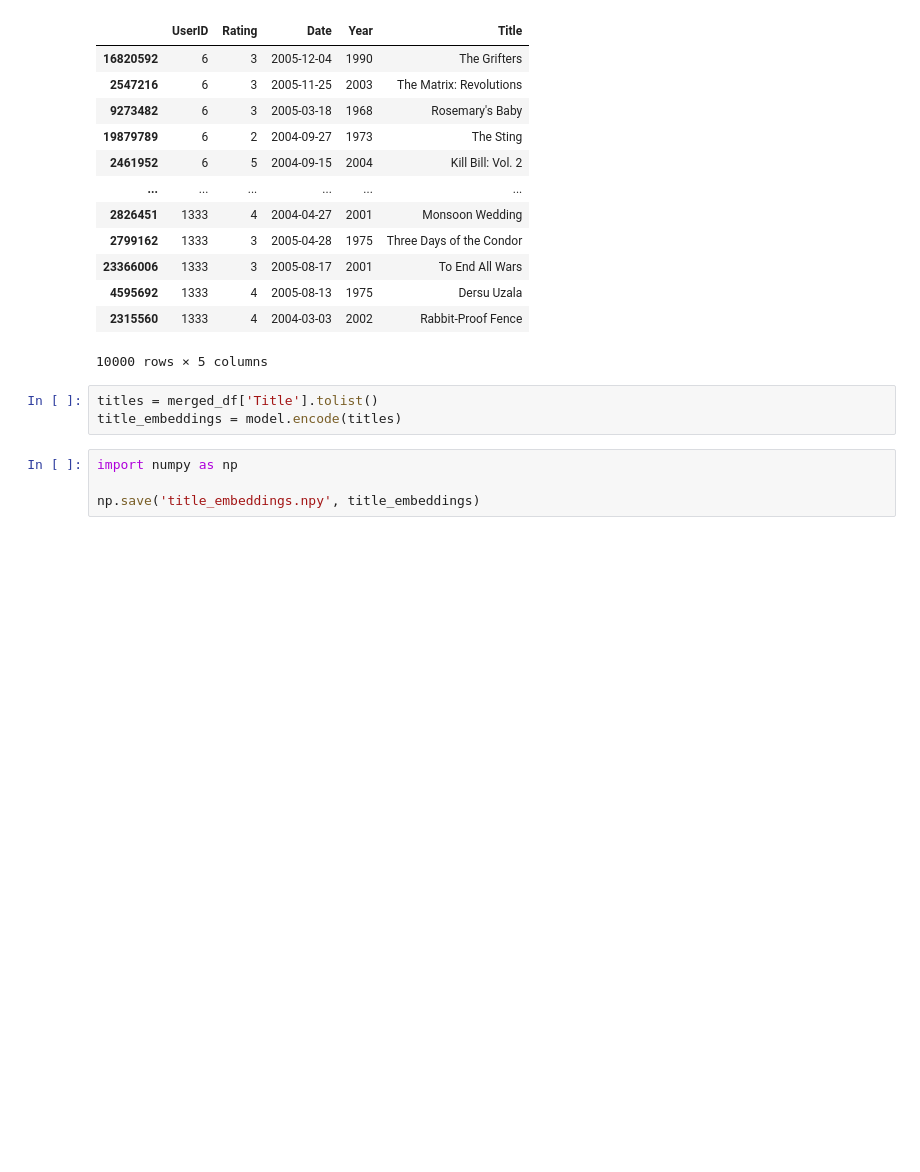
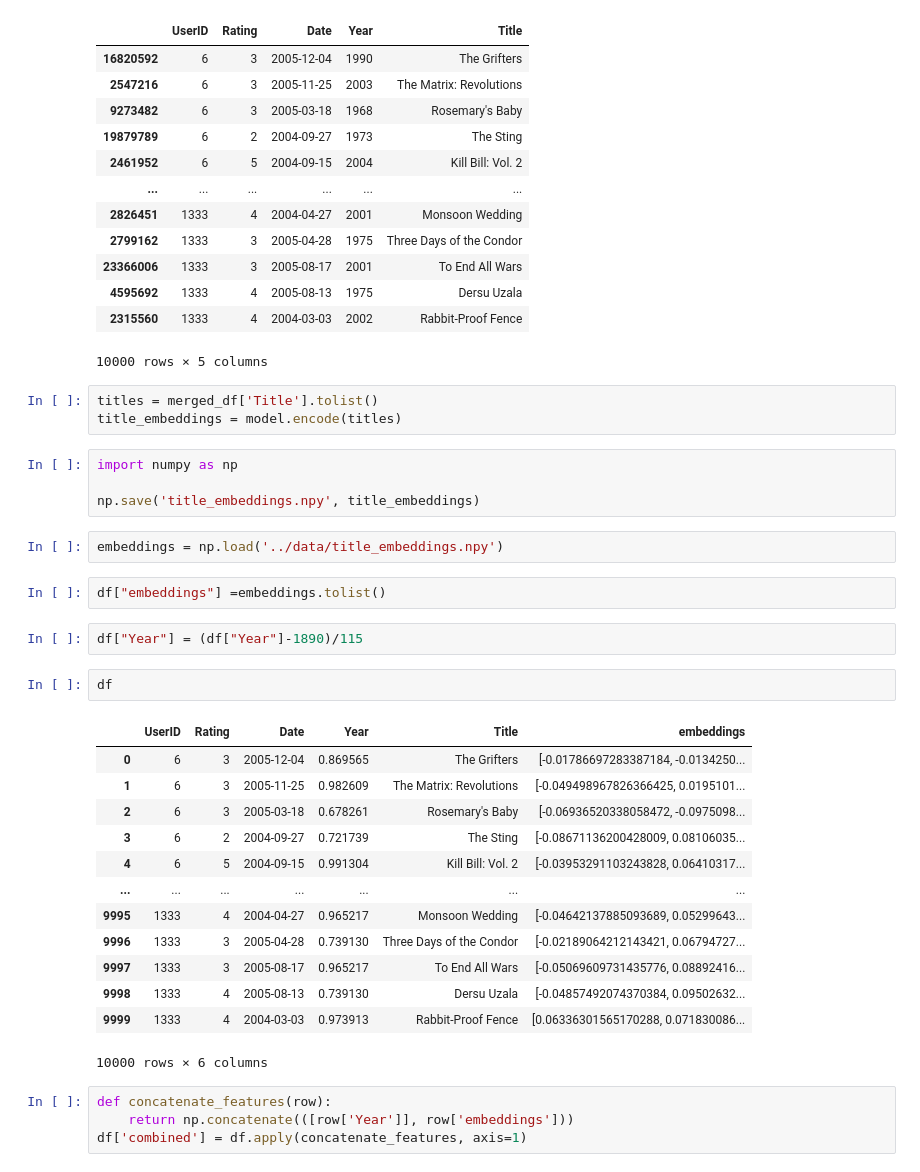
Before and after one commit to fegounna/Meta-learning-with-contextual-linear-bandits, a Jupyter notebook: notebooks/notebook.ipynb, the cells around one changed output. Saved outputs shown, nothing was run; the diff lists cells and outputs as text; blank space fills up the shorter version.

```diff
--- a/notebooks/notebook.ipynb
+++ b/notebooks/notebook.ipynb
@@ -142,3 +142,29 @@ title_embeddings = model.encode(titles)
 import numpy as np
 
 np.save('title_embeddings.npy', title_embeddings)
+# %%
+embeddings = np.load('../data/title_embeddings.npy')
+# %%
+df["embeddings"] =embeddings.tolist()
+# %%
+df["Year"] = (df["Year"]-1890)/115
+# %%
+df
+# %% [output]
+|  | UserID | Rating | Date | Year | Title | embeddings |
+| 0 | 6 | 3 | 2005-12-04 | 0.869565 | The Grifters | [-0.01786697283387184, -0.0134250... |
+| 1 | 6 | 3 | 2005-11-25 | 0.982609 | The Matrix: Revolutions | [-0.049498967826366425, 0.0195101... |
+| 2 | 6 | 3 | 2005-03-18 | 0.678261 | Rosemary's Baby | [-0.06936520338058472, -0.0975098... |
+| 3 | 6 | 2 | 2004-09-27 | 0.721739 | The Sting | [-0.08671136200428009, 0.08106035... |
+| 4 | 6 | 5 | 2004-09-15 | 0.991304 | Kill Bill: Vol. 2 | [-0.03953291103243828, 0.06410317... |
+| ... | ... | ... | ... | ... | ... | ... |
+| 9995 | 1333 | 4 | 2004-04-27 | 0.965217 | Monsoon Wedding | [-0.04642137885093689, 0.05299643... |
+| 9996 | 1333 | 3 | 2005-04-28 | 0.739130 | Three Days of the Condor | [-0.02189064212143421, 0.06794727... |
+| 9997 | 1333 | 3 | 2005-08-17 | 0.965217 | To End All Wars | [-0.05069609731435776, 0.08892416... |
+| 9998 | 1333 | 4 | 2005-08-13 | 0.739130 | Dersu Uzala | [-0.04857492074370384, 0.09502632... |
+| 9999 | 1333 | 4 | 2004-03-03 | 0.973913 | Rabbit-Proof Fence | [0.06336301565170288, 0.071830086... |
+10000 rows × 6 columns
+# %%
+def concatenate_features(row):
+    return np.concatenate(([row['Year']], row['embeddings']))
+df['combined'] = df.apply(concatenate_features, axis=1)
```
Also changed, not shown: parts of 8 cells of this notebook, 1 other file.
